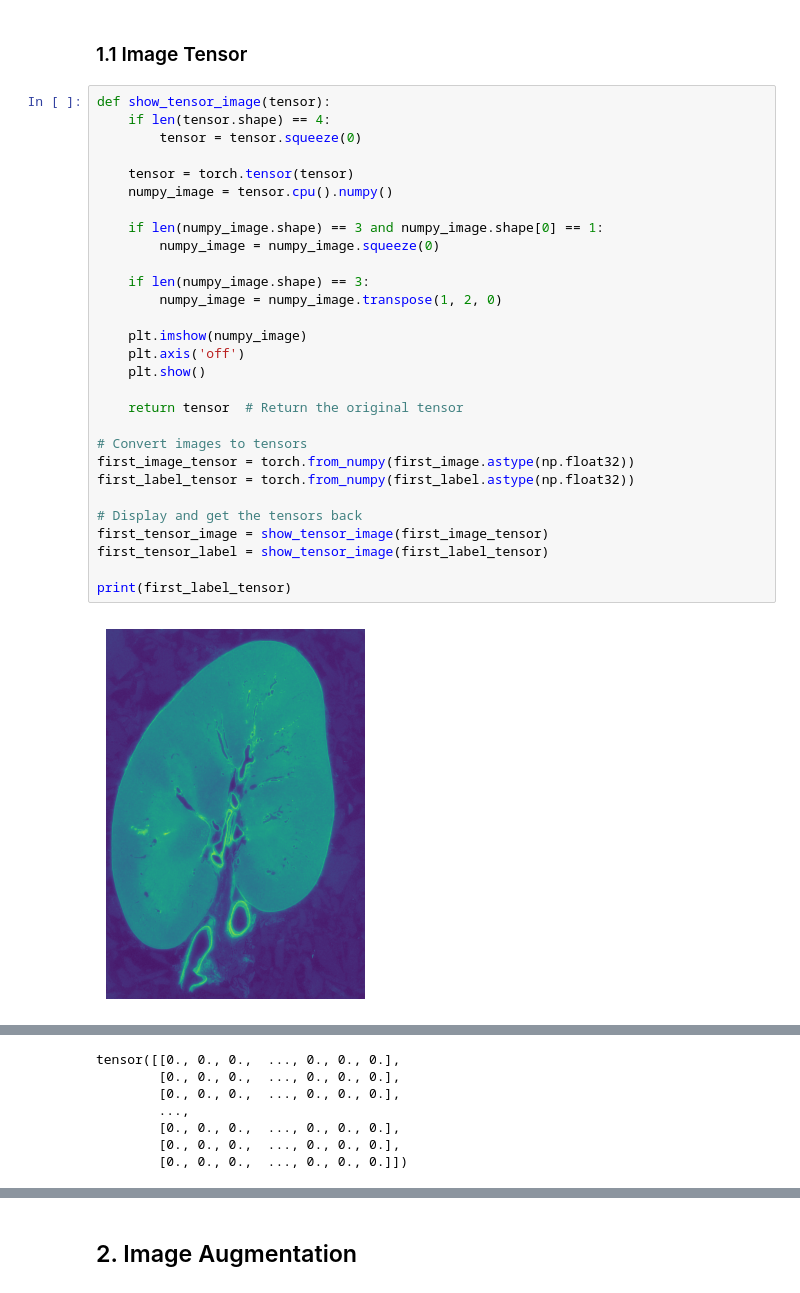
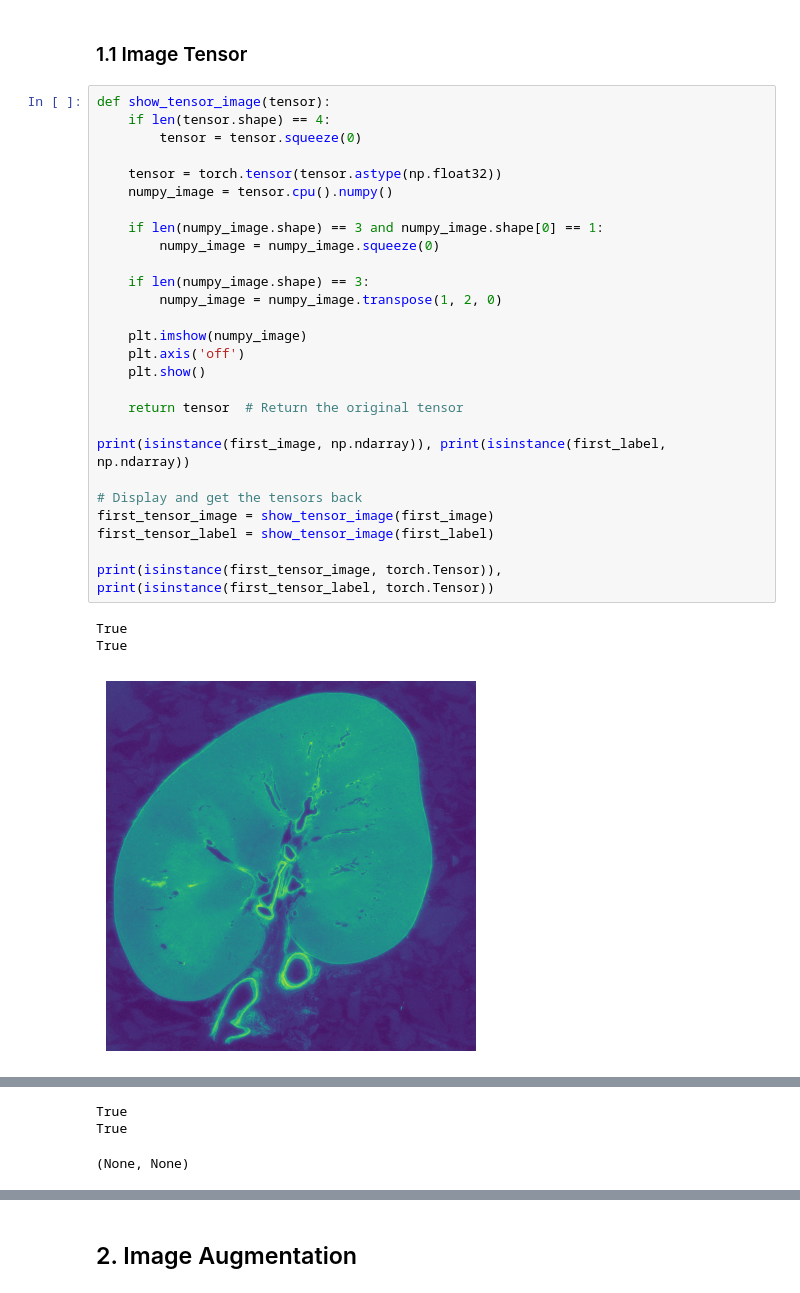
Before and after one commit to Kaggler-uofa/Hyunji, a Jupyter notebook: data preprocessing and augmentation.ipynb, the cells around one changed output, grey strips where cells are left out. Drawn from its saved outputs; the diff is of its cells as text.

```diff
--- a/data preprocessing and augmentation.ipynb
+++ b/data preprocessing and augmentation.ipynb
@@ -63,31 +66,31 @@ True
 # %%
 def show_tensor_image(tensor):
     if len(tensor.shape) == 4:
         tensor = tensor.squeeze(0)
 
-    tensor = torch.tensor(tensor)
+    tensor = torch.tensor(tensor.astype(np.float32))
     numpy_image = tensor.cpu().numpy()
 
     if len(numpy_image.shape) == 3 and numpy_image.shape[0] == 1:
         numpy_image = numpy_image.squeeze(0)
 
     if len(numpy_image.shape) == 3:
         numpy_image = numpy_image.transpose(1, 2, 0)
 
     plt.imshow(numpy_image)
     plt.axis('off')
     plt.show()
 
     return tensor  # Return the original tensor
 
-# Convert images to tensors
-first_image_tensor = torch.from_numpy(first_image.astype(np.float32))
-first_label_tensor = torch.from_numpy(first_label.astype(np.float32))
+print(isinstance(first_image, np.ndarray)), print(isinstance(first_label, np.ndarray))
 
 # Display and get the tensors back
-first_tensor_image = show_tensor_image(first_image_tensor)
-first_tensor_label = show_tensor_image(first_label_tensor)
+first_tensor_image = show_tensor_image(first_image)
+first_tensor_label = show_tensor_image(first_label)
 
-print(first_label_tensor)
+print(isinstance(first_tensor_image, torch.Tensor)), print(isinstance(first_tensor_label, torch.Tensor))
 # %% [output]
+True
+True
-[figure, old version]
+[figure, new version]
@@ -95,10 +98,6 @@ print(first_label_tensor)
-tensor([[0., 0., 0.,  ..., 0., 0., 0.],
-        [0., 0., 0.,  ..., 0., 0., 0.],
-        [0., 0., 0.,  ..., 0., 0., 0.],
-        ...,
-        [0., 0., 0.,  ..., 0., 0., 0.],
-        [0., 0., 0.,  ..., 0., 0., 0.],
-        [0., 0., 0.,  ..., 0., 0., 0.]])
+True
+True
+(None, None)
 # %%
 print(first_tensor_image.shape, first_tensor_label.shape)
 print(first_tensor_image.dtype, first_tensor_label.dtype)
```
Also changed, not shown: parts of 4 cells of this notebook.
